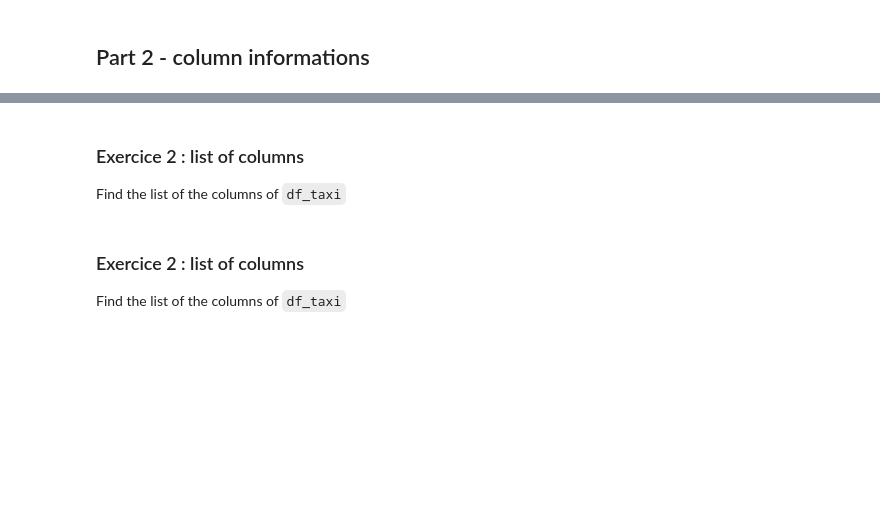
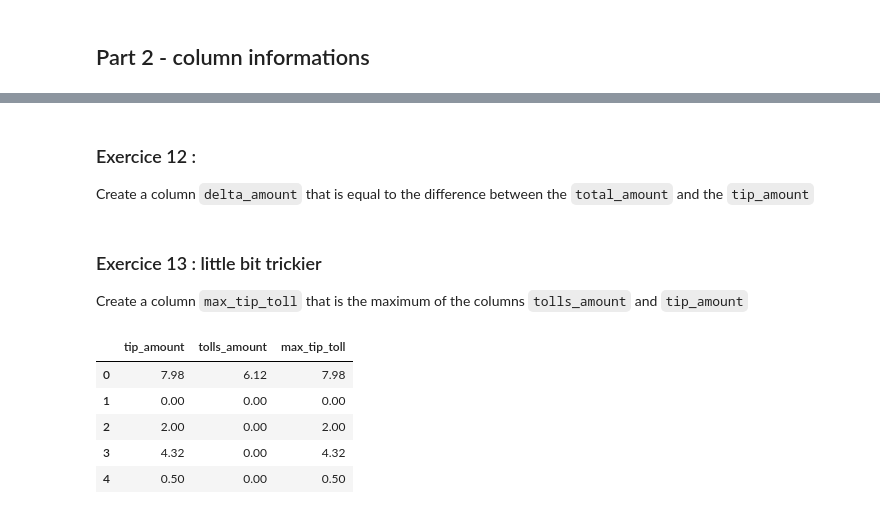
Before and after one commit to Aenori/20221024_public, a Jupyter notebook: jupyter_notebook/D02_pandas_basic_practice_solution.ipynb, the cells around one changed output, grey strips where cells are left out. Saved outputs shown, nothing was run; the diff lists cells and outputs as text; code cells hidden in the pictures; blank space fills up the shorter version.

```diff
--- a/jupyter_notebook/D02_pandas_basic_practice_solution.ipynb
+++ b/jupyter_notebook/D02_pandas_basic_practice_solution.ipynb
@@ -131,4 +187,4 @@ Find the list of the columns of `df_taxi`
 # %% [markdown]
-### Exercice 2 : list of columns
+### Exercice 12 :
 
-Find the list of the columns of `df_taxi`
+Create a column `delta_amount` that is equal to the difference between the `total_amount` and the `tip_amount`
@@ -135,4 +193,4 @@ Find the list of the columns of `df_taxi`
 # %% [markdown]
-### Exercice 2 : list of columns
+### Exercice 13 : little bit trickier
 
-Find the list of the columns of `df_taxi`
+Create a column `max_tip_toll` that is the maximum of the columns `tolls_amount` and `tip_amount`
@@ -138,0 +199,9 @@ Find the list of the columns of `df_taxi`
+# %%
+df_taxi[['tip_amount', 'tolls_amount', 'max_tip_toll']].head(5)
+# %% [output]
+|  | tip_amount | tolls_amount | max_tip_toll |
+| 0 | 7.98 | 6.12 | 7.98 |
+| 1 | 0.00 | 0.00 | 0.00 |
+| 2 | 2.00 | 0.00 | 2.00 |
+| 3 | 4.32 | 0.00 | 4.32 |
+| 4 | 0.50 | 0.00 | 0.50 |
```
Also changed, not shown: parts of 32 cells of this notebook, 51 other files.
